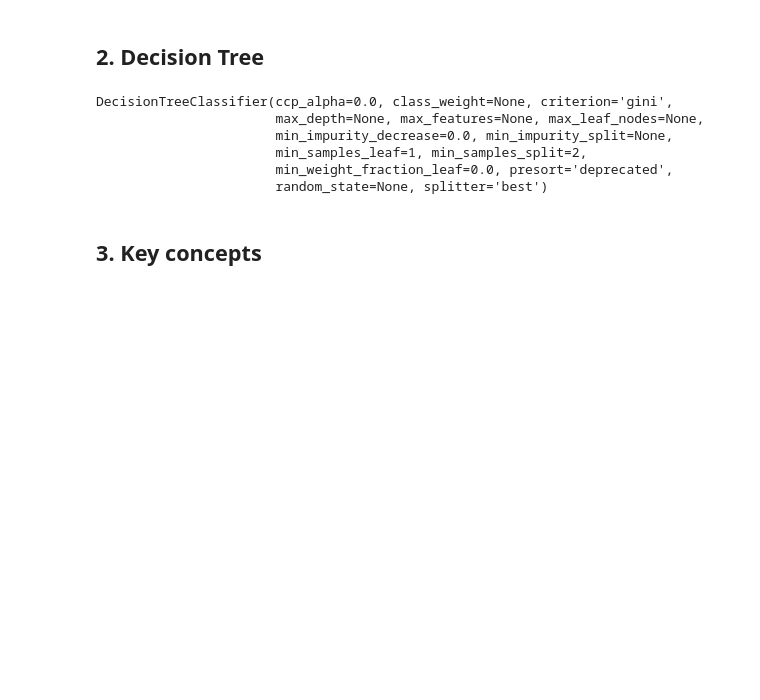
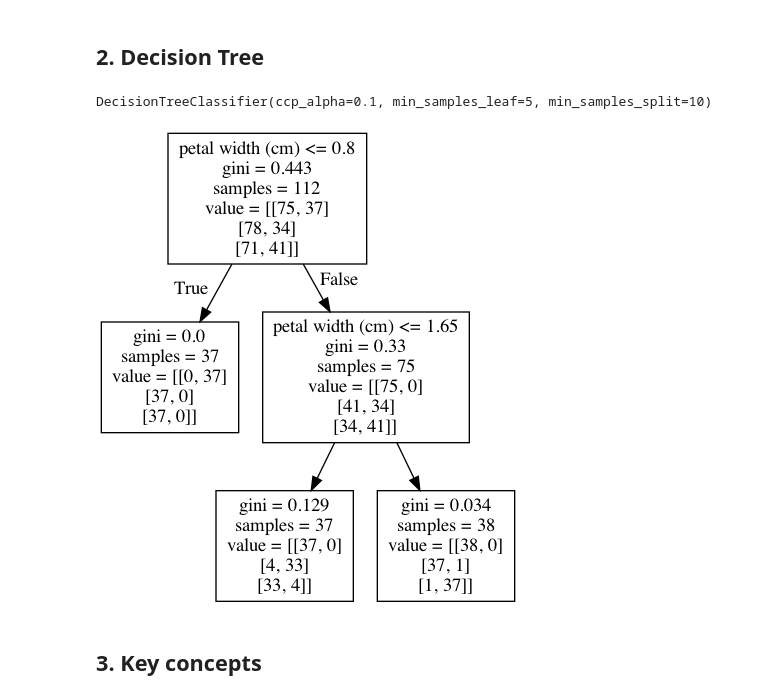
Before and after one commit to albergar2/data_science_material, a Jupyter notebook: ML/supervised/03-decision_tree.ipynb, the cells around one changed output. Cells and saved outputs as stored; diff of their text form; code cells hidden in the pictures; blank space fills up the shorter version.

```diff
--- a/ML/supervised/03-decision_tree.ipynb
+++ b/ML/supervised/03-decision_tree.ipynb
@@ -50,20 +50,20 @@ X_train, X_test, y_train, y_test = train_test_split(X, y, random_state=1)
 # %% [markdown]
 ## 2. Decision Tree
 # %%
-dt = DecisionTreeClassifier()
+dt = DecisionTreeClassifier(criterion='gini',
+                            max_depth=None,
+                            min_samples_split=10,
+                            min_samples_leaf=5, ccp_alpha=0.1)
 dt.fit(X_train, y_train)
 # %% [output]
-DecisionTreeClassifier(ccp_alpha=0.0, class_weight=None, criterion='gini',
-                       max_depth=None, max_features=None, max_leaf_nodes=None,
-                       min_impurity_decrease=0.0, min_impurity_split=None,
-                       min_samples_leaf=1, min_samples_split=2,
-                       min_weight_fraction_leaf=0.0, presort='deprecated',
-                       random_state=None, splitter='best')
+DecisionTreeClassifier(ccp_alpha=0.1, min_samples_leaf=5, min_samples_split=10)
 # %%
-#dot_data = StringIO()
-#export_graphviz(dt, out_file=dot_data, feature_names=iris.feature_names)
-#(graph, ) = graph_from_dot_data(dot_data.getvalue())
-#Image(graph.create_png())
+dot_data = StringIO()
+export_graphviz(dt, out_file=dot_data, feature_names=iris.feature_names)
+(graph, ) = graph_from_dot_data(dot_data.getvalue())
+Image(graph.create_png())
+# %% [output]
+[figure, added]
 # %% [markdown]
 ## 3. Key concepts
 # %% [markdown]
```
Also changed, not shown: parts of 2 cells of this notebook, 2 other files.
